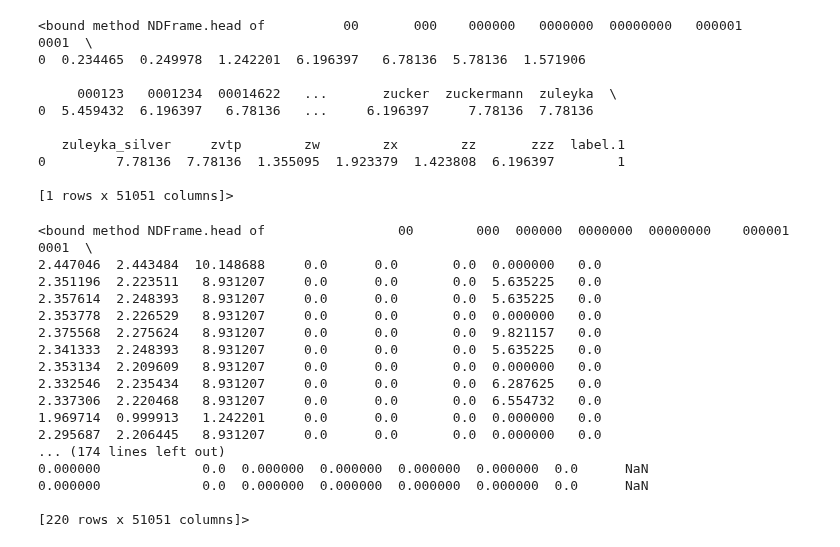
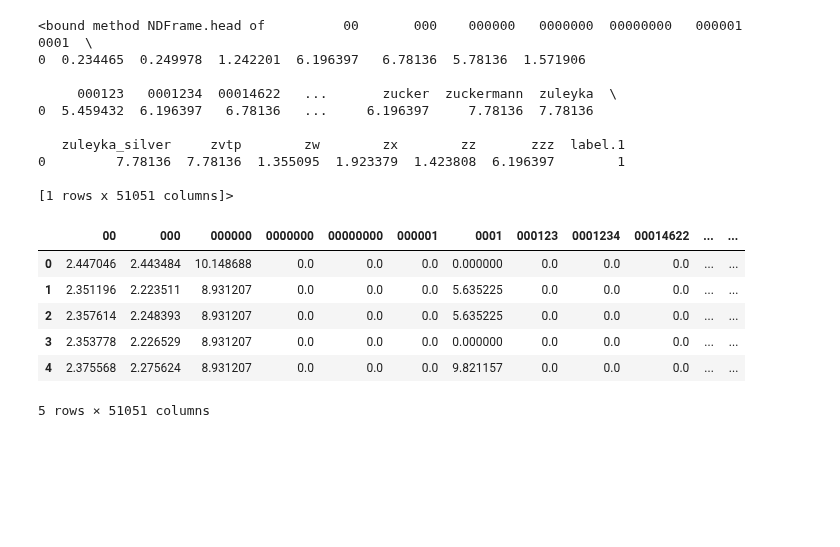
Before and after one commit to gabrielvmelo/Projeto-RI, a Jupyter notebook: classificador.ipynb, the cells around one changed output. Saved outputs shown, nothing was run; the diff lists cells and outputs as text; code cells hidden in the pictures; blank space fills up the shorter version.

```diff
--- a/classificador.ipynb
+++ b/classificador.ipynb
@@ -171,23 +171,13 @@ idf_dataset.head
 idf_dataset.to_csv("dataset/dataset_IDF_droped", sep = '\t', index=False)
 dataset.to_csv("dataset/dataset_TF_droped", sep = '\t', index=False)
 # %%
-tf_idf = pd.read_csv("dataset/dataset_TF_IDF_ok", sep='\t')
-tf_idf.head
+tf_idf = pd.read_csv("dataset/dataset_TF_IDF_ok_2", sep='\t')
+tf_idf.head()
 # %% [output]
+|  | 00 | 000 | 000000 | 0000000 | 00000000 | 000001 | 0001 | 000123 | 0001234 | 00014622 | ... | ... |
+| 0 | 2.447046 | 2.443484 | 10.148688 | 0.0 | 0.0 | 0.0 | 0.000000 | 0.0 | 0.0 | 0.0 | ... | ... |
+| 1 | 2.351196 | 2.223511 | 8.931207 | 0.0 | 0.0 | 0.0 | 5.635225 | 0.0 | 0.0 | 0.0 | ... | ... |
+| 2 | 2.357614 | 2.248393 | 8.931207 | 0.0 | 0.0 | 0.0 | 5.635225 | 0.0 | 0.0 | 0.0 | ... | ... |
+| 3 | 2.353778 | 2.226529 | 8.931207 | 0.0 | 0.0 | 0.0 | 0.000000 | 0.0 | 0.0 | 0.0 | ... | ... |
+| 4 | 2.375568 | 2.275624 | 8.931207 | 0.0 | 0.0 | 0.0 | 9.821157 | 0.0 | 0.0 | 0.0 | ... | ... |
-<bound method NDFrame.head of                 00        000  000000  0000000  00000000    000001  0001  \
-2.447046  2.443484  10.148688     0.0      0.0       0.0  0.000000   0.0
-2.351196  2.223511   8.931207     0.0      0.0       0.0  5.635225   0.0
-2.357614  2.248393   8.931207     0.0      0.0       0.0  5.635225   0.0
-2.353778  2.226529   8.931207     0.0      0.0       0.0  0.000000   0.0
-2.375568  2.275624   8.931207     0.0      0.0       0.0  9.821157   0.0
-2.341333  2.248393   8.931207     0.0      0.0       0.0  5.635225   0.0
-2.353134  2.209609   8.931207     0.0      0.0       0.0  0.000000   0.0
-2.332546  2.235434   8.931207     0.0      0.0       0.0  6.287625   0.0
-2.337306  2.220468   8.931207     0.0      0.0       0.0  6.554732   0.0
-1.969714  0.999913   1.242201     0.0      0.0       0.0  0.000000   0.0
-2.295687  2.206445   8.931207     0.0      0.0       0.0  0.000000   0.0
-... (174 lines left out)
-0.000000             0.0  0.000000  0.000000  0.000000  0.000000  0.0      NaN
-0.000000             0.0  0.000000  0.000000  0.000000  0.000000  0.0      NaN
-
-[220 rows x 51051 columns]>
+5 rows × 51051 columns
```
Also changed, not shown: 3 other files.
